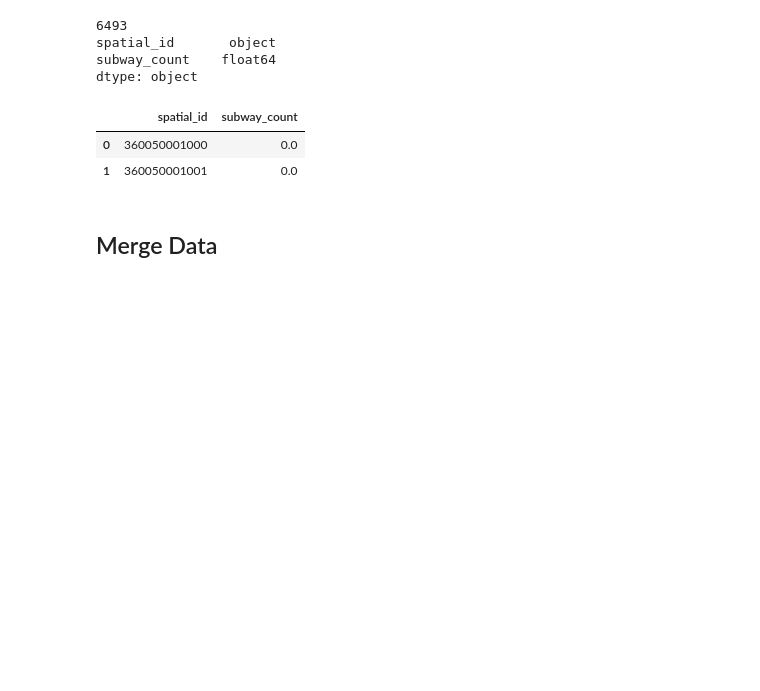
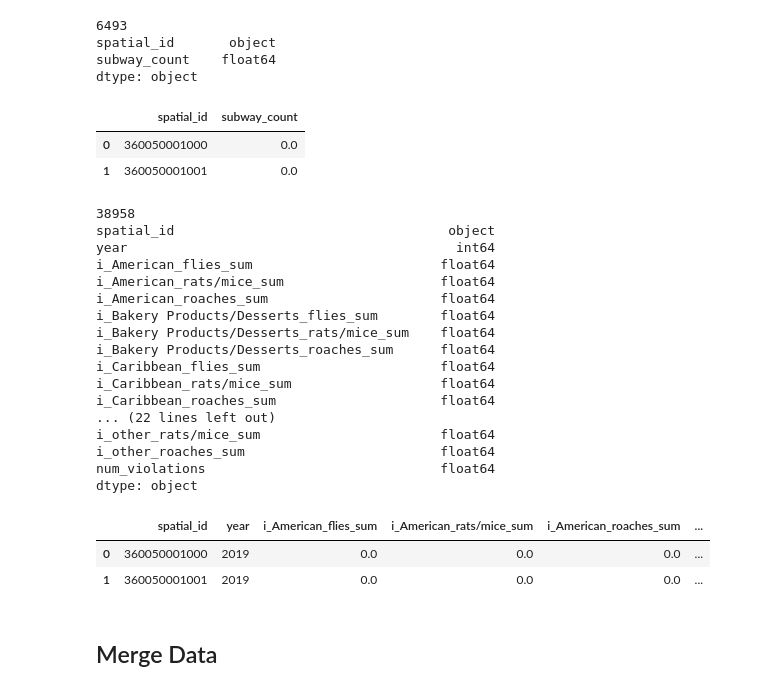
Before and after one commit to Subarashiihibi/nyc_rodent, a Jupyter notebook: Scripts/7-NYC-SourcesMerged.ipynb, the cells around one changed output. Cells and saved outputs as stored; diff of their text form; code cells hidden in the pictures; blank space fills up the shorter version.

Commit message:
add restaurant inspection violations per year

```diff
--- a/Scripts/7-NYC-SourcesMerged.ipynb
+++ b/Scripts/7-NYC-SourcesMerged.ipynb
@@ -120,6 +120,35 @@ dtype: object
 |  | spatial_id | subway_count |
 | 0 | 360050001000 | 0.0 |
 | 1 | 360050001001 | 0.0 |
+# %%
+# Read Restaurant Violations
+rest_violations_file_path = os.path.join(parent_dir, 'Data', 'violations_per_year.csv')  # construct the file path
+rest_violations_df = pd.read_csv(rest_violations_file_path)
+rest_violations_df['spatial_id'] = rest_violations_df['spatial_id'].astype(str)
+print(len(rest_violations_df))
+print(rest_violations_df.dtypes)
+rest_violations_df.head(2)
+# %% [output]
+38958
+spatial_id                                   object
+year                                          int64
+i_American_flies_sum                        float64
+i_American_rats/mice_sum                    float64
+i_American_roaches_sum                      float64
+i_Bakery Products/Desserts_flies_sum        float64
+i_Bakery Products/Desserts_rats/mice_sum    float64
+i_Bakery Products/Desserts_roaches_sum      float64
+i_Caribbean_flies_sum                       float64
+i_Caribbean_rats/mice_sum                   float64
+i_Caribbean_roaches_sum                     float64
+... (22 lines left out)
+i_other_rats/mice_sum                       float64
+i_other_roaches_sum                         float64
+num_violations                              float64
+dtype: object
+|  | spatial_id | year | i_American_flies_sum | i_American_rats/mice_sum | i_American_roaches_sum | ... |
+| 0 | 360050001000 | 2019 | 0.0 | 0.0 | 0.0 | ... |
+| 1 | 360050001001 | 2019 | 0.0 | 0.0 | 0.0 | ... |
 # %% [markdown]
 ## Merge Data
 # %%
```
Also changed, not shown: parts of 1 cell of this notebook, 4 other files.
